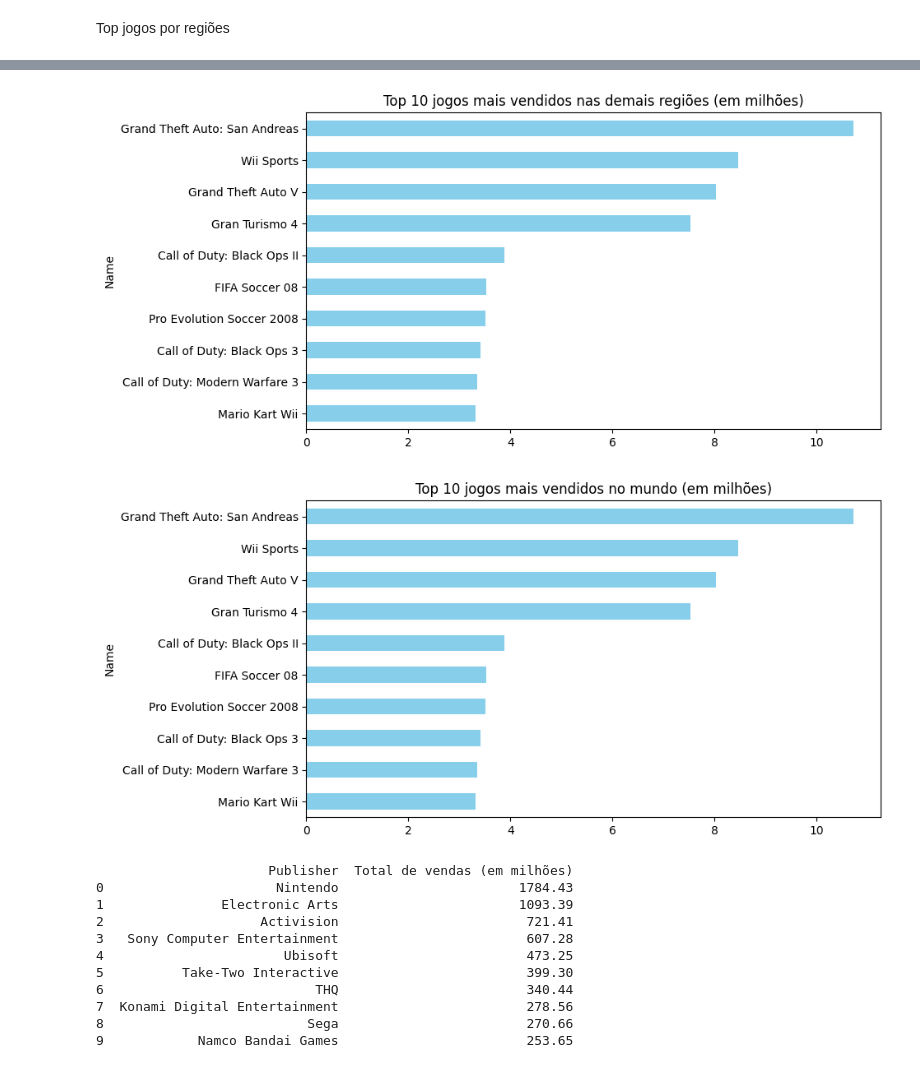
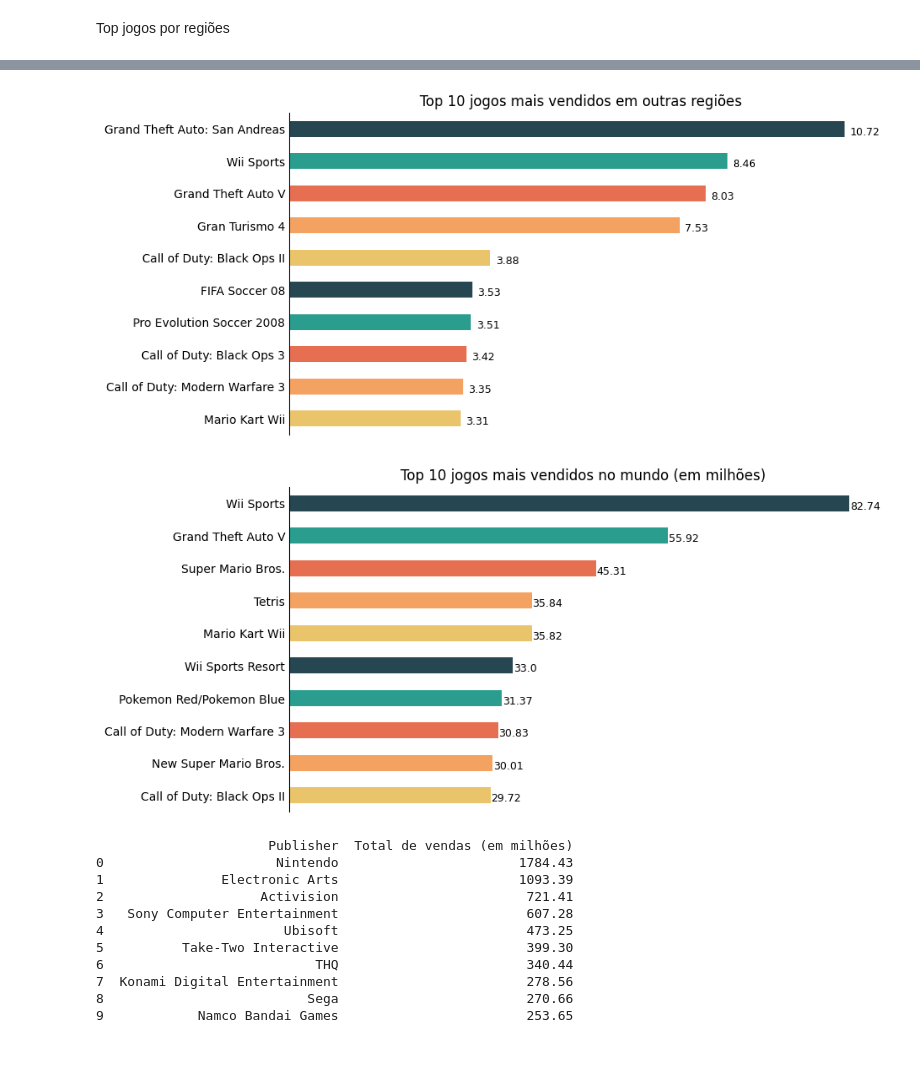
Before and after one commit to thaiisfaustino/mercado-de-jogos, a Jupyter notebook: notebook/analise_exploratoria.ipynb, the cells around one changed output, grey strips where cells are left out. Cells and saved outputs as stored; diff of their text form; code cells hidden in the pictures.

```diff
--- a/notebook/analise_exploratoria.ipynb
+++ b/notebook/analise_exploratoria.ipynb
@@ -27,6 +27,10 @@ import pandas as pd
 import numpy as np
 import seaborn as sns
 import matplotlib.pyplot as plt
+# %%
+# Definição da paleta de cores
+cores_hex = ['#e9c46a', '#f4a261', '#e76f51', '#2a9d8f', '#264652']
+cores_sns = sns.color_palette(cores_hex)
 # %%
 dados = pd.read_csv(r"C:\Users\Pichau\Documents\GitHub\mercado-de-jogos\data\vgsales.csv")
 # %%
@@ -252,23 +303,50 @@ plt.show()
 vendas = dados.groupby('Name')['Other_Sales'].sum()
 vendas = vendas.sort_values(ascending=False)
 jogos_ot = vendas.head(10)[::-1]
+
 plt.figure(figsize=(9, 5))
-jogos_ot.plot(kind='barh', color='skyblue')
-plt.title('Top 10 jogos mais vendidos nas demais regiões (em milhões)')
+grafico = jogos_ot.plot(kind='barh', color=cores_hex)
+
+grafico.spines['top'].set_visible(False)
+grafico.spines['right'].set_visible(False)
+grafico.spines['bottom'].set_visible(False)
+grafico.get_xaxis().tick_bottom()
+grafico.get_yaxis().tick_left()
+plt.tick_params(axis='both', which='both', length=0)
+
+for i, v in enumerate(jogos_ot):
+    plt.text(v + 0.1, i - 0.1, str(round(v, 2)), color='black', va='center', fontsize=9)
+
+plt.title('Top 10 jogos mais vendidos em outras regiões')
+plt.xticks([])
+plt.ylabel('')
+
 plt.show()
 # %% [output]
-[figure, old version]
+[figure, new version]
 # %%
-vendas_por_genero = dados.groupby('Name')['Global_Sales'].sum()
+vendas = dados.groupby('Name')['Global_Sales'].sum()
 vendas = vendas.sort_values(ascending=False)
 jogos_gl = vendas.head(10)[::-1]
 
 plt.figure(figsize=(9, 5))
-jogos_gl.plot(kind='barh', color='skyblue')
+grafico = jogos_gl.plot(kind='barh', color=cores_hex)
+grafico.spines['top'].set_visible(False)
+grafico.spines['right'].set_visible(False)
+grafico.spines['bottom'].set_visible(False)
+grafico.get_xaxis().tick_bottom()
+grafico.get_yaxis().tick_left()
+plt.tick_params(axis='both', which='both', length=0)
+
+for i, v in enumerate(jogos_gl):
+    plt.text(v + 0.1, i - 0.1, str(round(v, 2)), color='black', va='center', fontsize=9)
+
 plt.title('Top 10 jogos mais vendidos no mundo (em milhões)')
+plt.xticks([])
+plt.ylabel('')
 plt.show()
 # %% [output]
-[figure, old version]
+[figure, new version]
 # %%
 # Venda de jogos por Publisher
 vendas_publisher = dados.groupby('Publisher')['Global_Sales'].sum()
```
Also changed, not shown: parts of 7 cells of this notebook.
